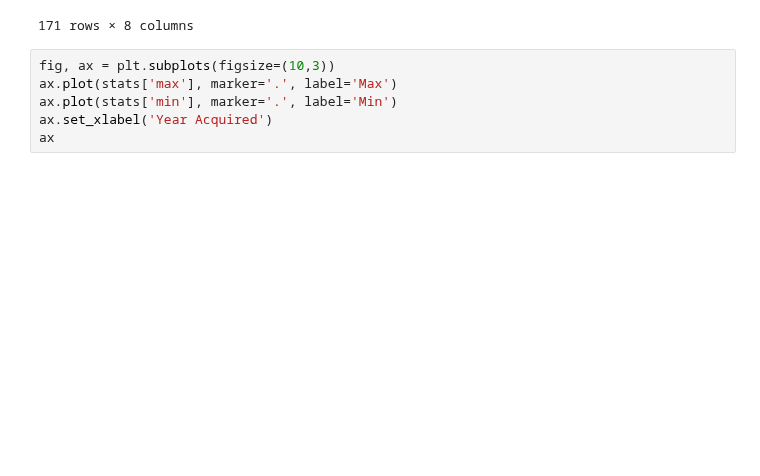
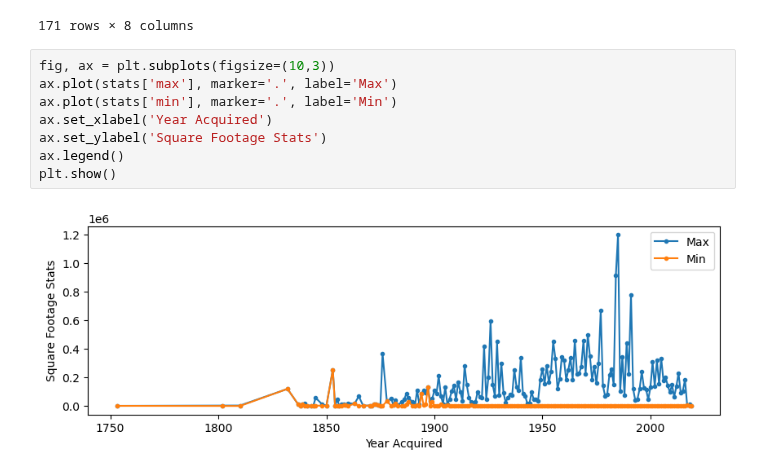
Before and after one commit to UIUC-iSchool-DataViz/is445_oauoag_fall2022, a Jupyter notebook: week12/inClass_week12.ipynb, the cells around one changed output. Cells and saved outputs as stored; diff of their text form; blank space fills up the shorter version.

```diff
--- a/week12/inClass_week12.ipynb
+++ b/week12/inClass_week12.ipynb
@@ -174,6 +174,10 @@ stats
 # %%
 fig, ax = plt.subplots(figsize=(10,3))
 ax.plot(stats['max'], marker='.', label='Max')
 ax.plot(stats['min'], marker='.', label='Min')
 ax.set_xlabel('Year Acquired')
-ax
+ax.set_ylabel('Square Footage Stats')
+ax.legend()
+plt.show()
+# %% [output]
+[figure, added]
```
